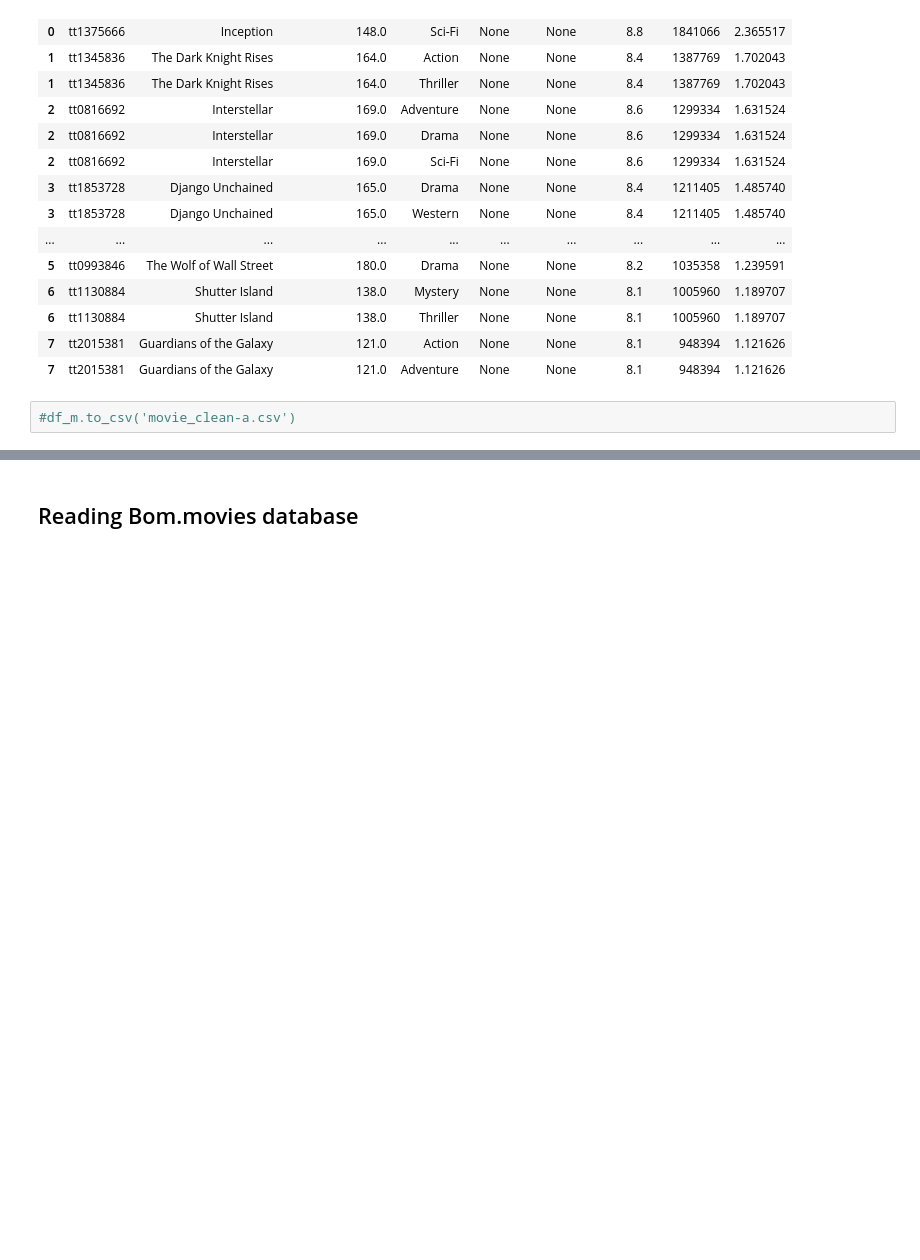
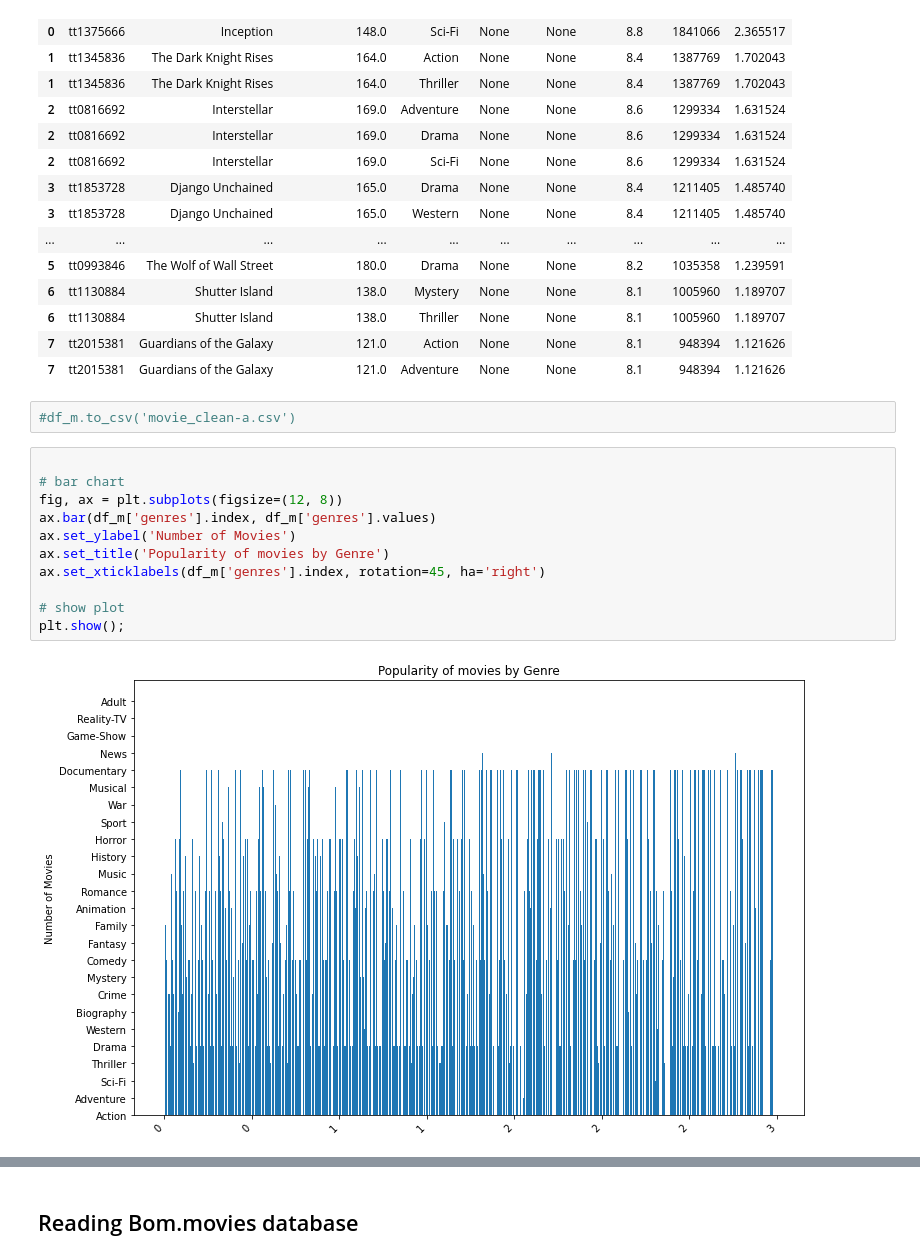
Before and after one commit to pyamin1878/Movie-Project, a Jupyter notebook: Notebooks/student_working_notebook-juvenson.ipynb, the cells around one changed output, grey strips where cells are left out. Drawn from its saved outputs; the diff is of its cells as text; blank space fills up the shorter version.

```diff
--- a/Notebooks/student_working_notebook-juvenson.ipynb
+++ b/Notebooks/student_working_notebook-juvenson.ipynb
@@ -371,6 +381,19 @@ df_m.head(20)
 | 7 | tt2015381 | Guardians of the Galaxy | 121.0 | Adventure | None | None | 8.1 | 948394 | 1.121626 |
 # %%
 #df_m.to_csv('movie_clean-a.csv')
+# %%
+
+# bar chart
+fig, ax = plt.subplots(figsize=(12, 8))
+ax.bar(df_m['genres'].index, df_m['genres'].values)
+ax.set_ylabel('Number of Movies')
+ax.set_title('Popularity of movies by Genre')
+ax.set_xticklabels(df_m['genres'].index, rotation=45, ha='right')
+
+# show plot
+plt.show();
+# %% [output]
+[figure, added]
 # %%
 import matplotlib.pyplot as plt
 
```
Also changed, not shown: parts of 43 cells of this notebook.
